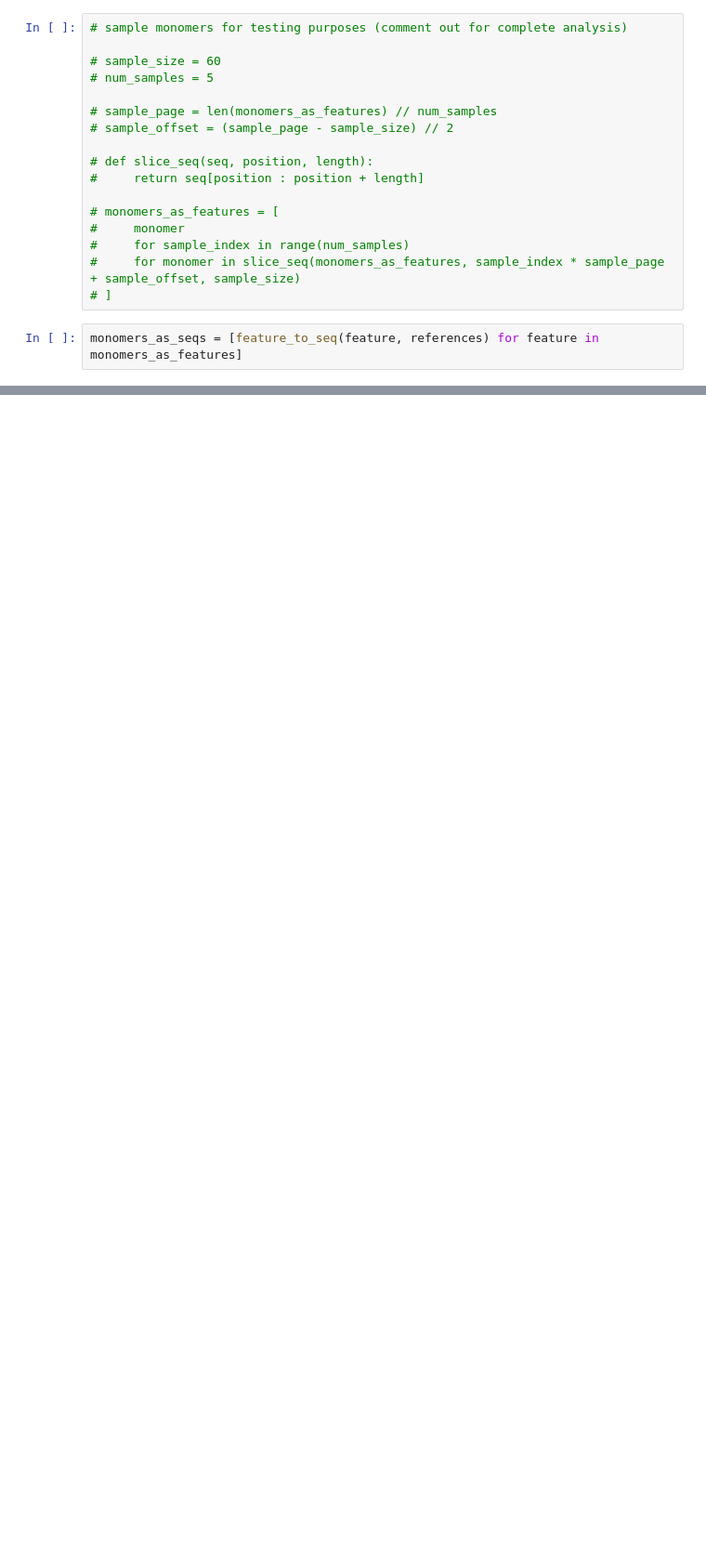
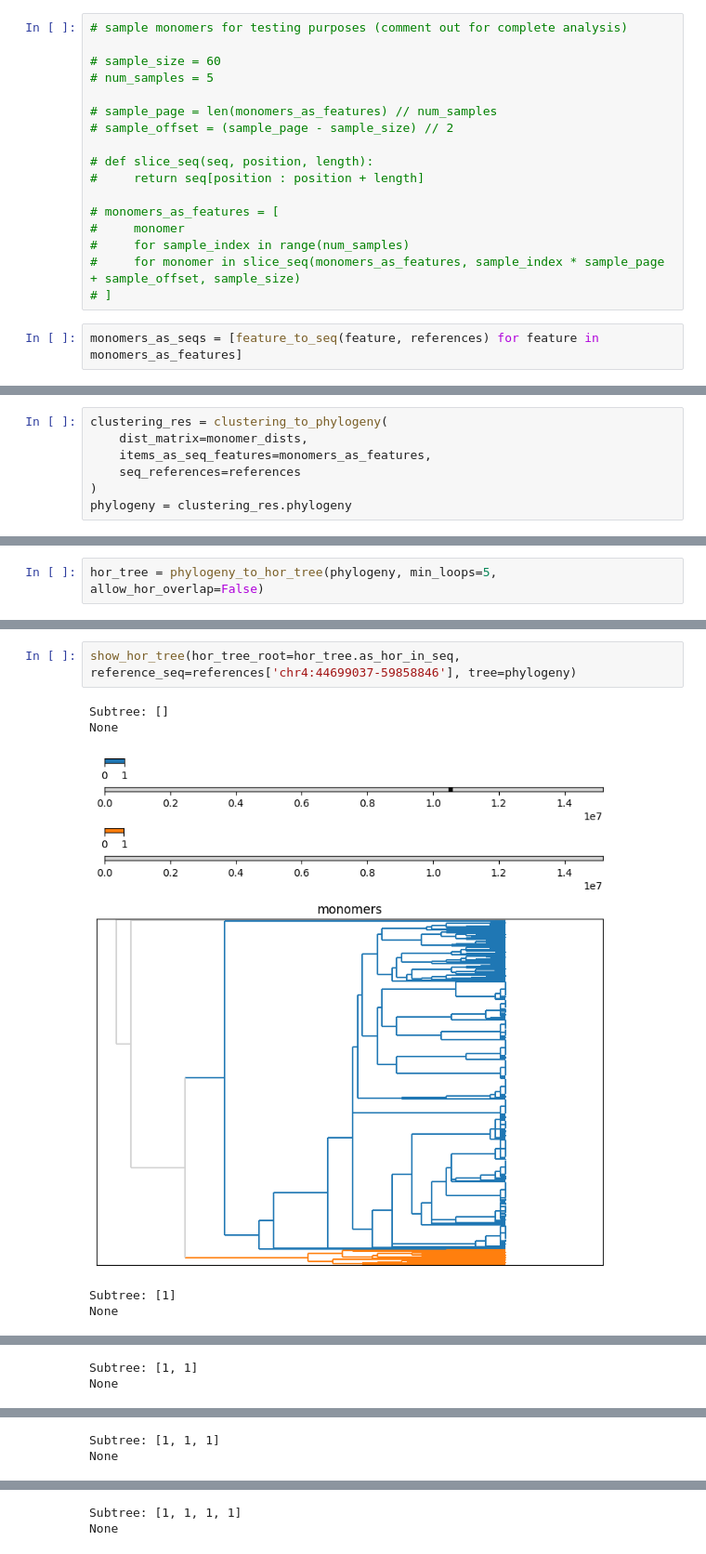
Before and after one commit to CENdetectHOR/CENdetectHOR_lib, a Jupyter notebook: findHORsFromMonomers.ipynb, the cells around one changed output, grey strips where cells are left out. Shown at 93% size. Drawn from its saved outputs; the diff is of its cells as text; blank space fills up the shorter version.

```diff
--- a/findHORsFromMonomers.ipynb
+++ b/findHORsFromMonomers.ipynb
@@ -180,0 +84,7 @@ Phylo.write(phyloXml, tree_output_filename, format='phyloxml')
+# %%
+clustering_res = clustering_to_phylogeny(
+    dist_matrix=monomer_dists,
+    items_as_seq_features=monomers_as_features,
+    seq_references=references
+)
+phylogeny = clustering_res.phylogeny
@@ -180,0 +96,2 @@ Phylo.write(phyloXml, tree_output_filename, format='phyloxml')
+# %%
+hor_tree = phylogeny_to_hor_tree(phylogeny, min_loops=5, allow_hor_overlap=False)
@@ -180,0 +113,8 @@ Phylo.write(phyloXml, tree_output_filename, format='phyloxml')
+# %%
+show_hor_tree(hor_tree_root=hor_tree.as_hor_in_seq, reference_seq=references['chr4:44699037-59858846'], tree=phylogeny)
+# %% [output]
+Subtree: []
+None
+[figure, added]
+Subtree: [1]
+None
@@ -180,0 +122,2 @@ Phylo.write(phyloXml, tree_output_filename, format='phyloxml')
+Subtree: [1, 1]
+None
@@ -180,0 +125,2 @@ Phylo.write(phyloXml, tree_output_filename, format='phyloxml')
+Subtree: [1, 1, 1]
+None
@@ -180,0 +128,2 @@ Phylo.write(phyloXml, tree_output_filename, format='phyloxml')
+Subtree: [1, 1, 1, 1]
+None
```
Also changed, not shown: parts of 29 cells of this notebook, 5 other files.
